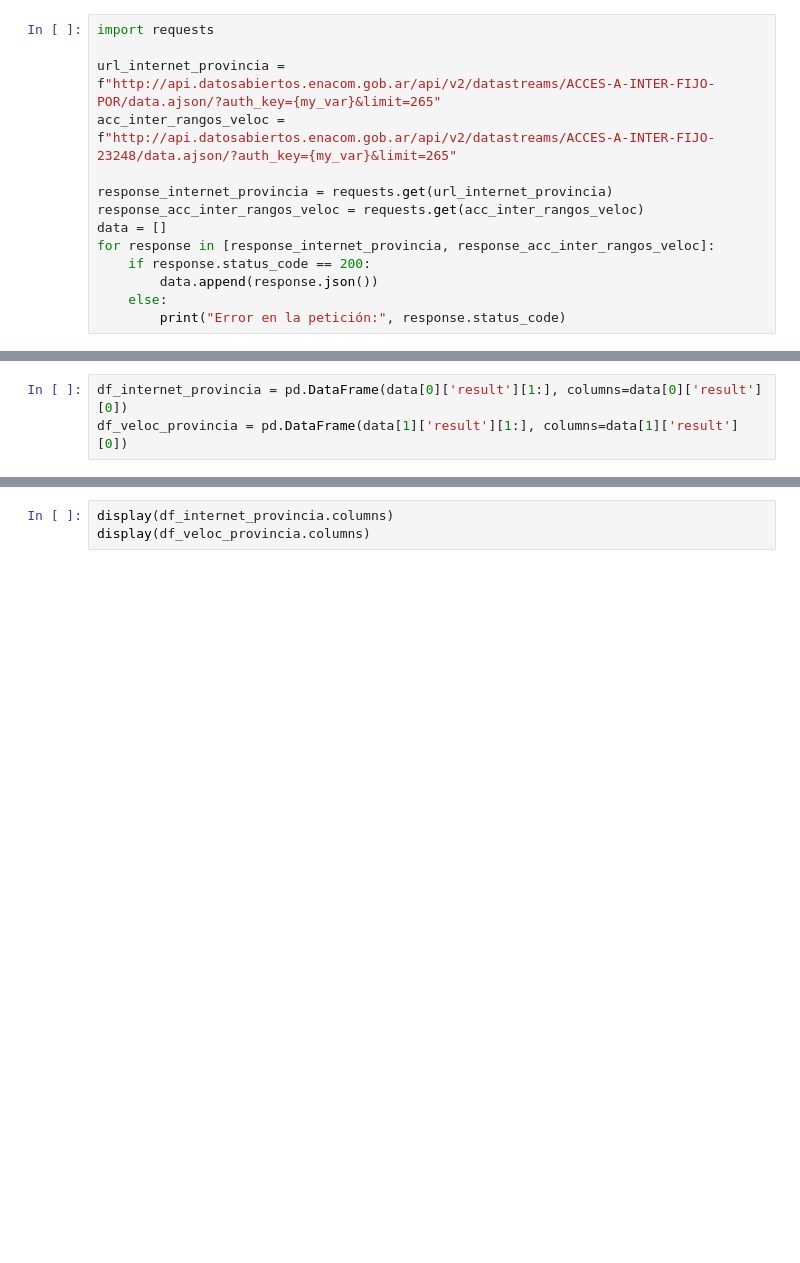
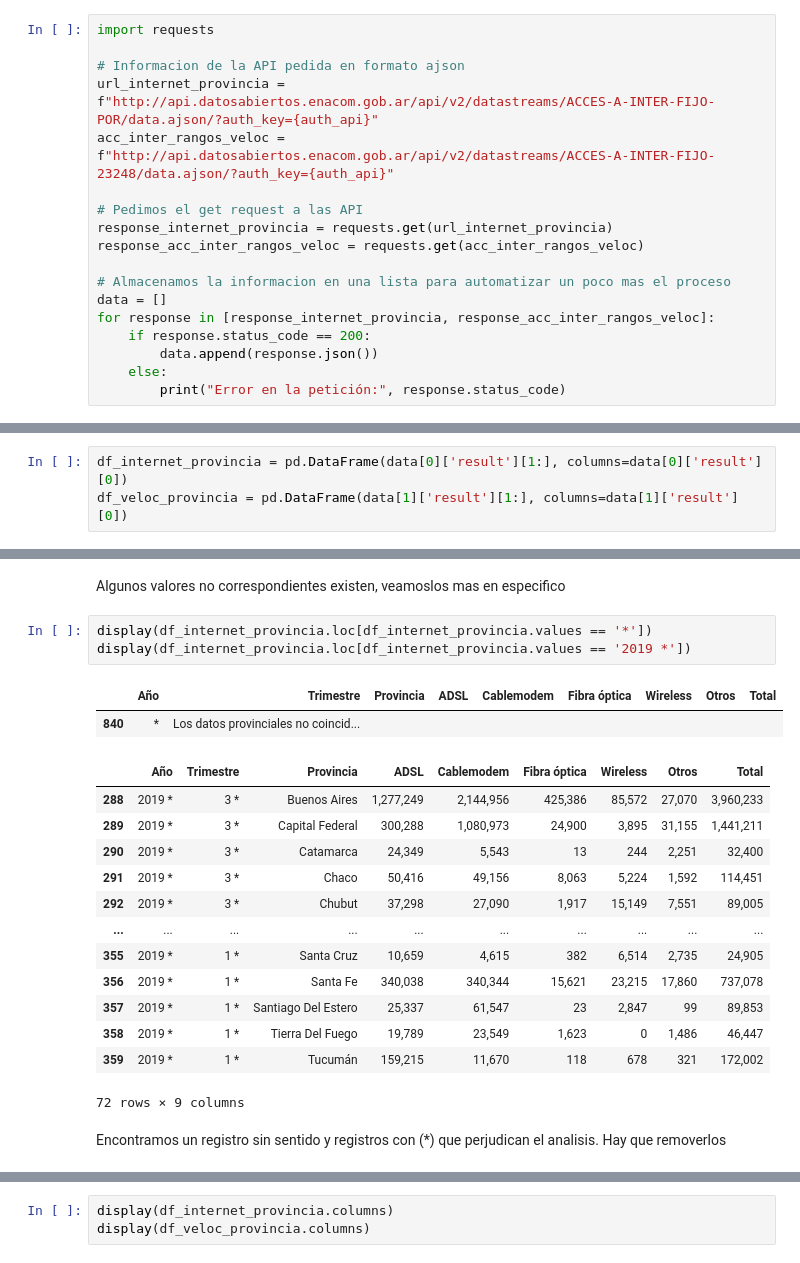
Before and after one commit to Magic-Mario/henry_lab02, a Jupyter notebook: cleaning/eda.ipynb, the cells around one changed output, grey strips where cells are left out. Drawn from its saved outputs; the diff is of its cells as text; blank space fills up the shorter version.

```diff
--- a/cleaning/eda.ipynb
+++ b/cleaning/eda.ipynb
@@ -17,11 +31,15 @@ my_var = os.environ.get("AUTH_API")
 # %%
 import requests
 
-url_internet_provincia = f"http://api.datosabiertos.enacom.gob.ar/api/v2/datastreams/ACCES-A-INTER-FIJO-POR/data.ajson/?auth_key={my_var}&limit=265"
-acc_inter_rangos_veloc = f"http://api.datosabiertos.enacom.gob.ar/api/v2/datastreams/ACCES-A-INTER-FIJO-23248/data.ajson/?auth_key={my_var}&limit=265"
+# Informacion de la API pedida en formato ajson
+url_internet_provincia = f"http://api.datosabiertos.enacom.gob.ar/api/v2/datastreams/ACCES-A-INTER-FIJO-POR/data.ajson/?auth_key={auth_api}"
+acc_inter_rangos_veloc = f"http://api.datosabiertos.enacom.gob.ar/api/v2/datastreams/ACCES-A-INTER-FIJO-23248/data.ajson/?auth_key={auth_api}"
 
+# Pedimos el get request a las API
 response_internet_provincia = requests.get(url_internet_provincia)
 response_acc_inter_rangos_veloc = requests.get(acc_inter_rangos_veloc)
+
+# Almacenamos la informacion en una lista para automatizar un poco mas el proceso
 data = []
 for response in [response_internet_provincia, response_acc_inter_rangos_veloc]:
     if response.status_code == 200:
@@ -47 +168,24 @@ Convertir los dtypes de las columnas a como corresponde
+# %% [markdown]
+Algunos valores no correspondientes existen, veamoslos mas en especifico
+# %%
+display(df_internet_provincia.loc[df_internet_provincia.values == '*'])
+display(df_internet_provincia.loc[df_internet_provincia.values == '2019 *'])
+# %% [output]
+|  | Año | Trimestre | Provincia | ADSL | Cablemodem | Fibra óptica | Wireless | Otros | Total |
+| 840 | * | Los datos provinciales no coincid... |  |  |  |  |  |  |  |
+|  | Año | Trimestre | Provincia | ADSL | Cablemodem | Fibra óptica | Wireless | Otros | Total |
+| 288 | 2019 * | 3 * | Buenos Aires | 1,277,249 | 2,144,956 | 425,386 | 85,572 | 27,070 | 3,960,233 |
+| 289 | 2019 * | 3 * | Capital Federal | 300,288 | 1,080,973 | 24,900 | 3,895 | 31,155 | 1,441,211 |
+| 290 | 2019 * | 3 * | Catamarca | 24,349 | 5,543 | 13 | 244 | 2,251 | 32,400 |
+| 291 | 2019 * | 3 * | Chaco | 50,416 | 49,156 | 8,063 | 5,224 | 1,592 | 114,451 |
+| 292 | 2019 * | 3 * | Chubut | 37,298 | 27,090 | 1,917 | 15,149 | 7,551 | 89,005 |
+| ... | ... | ... | ... | ... | ... | ... | ... | ... | ... |
+| 355 | 2019 * | 1 * | Santa Cruz | 10,659 | 4,615 | 382 | 6,514 | 2,735 | 24,905 |
+| 356 | 2019 * | 1 * | Santa Fe | 340,038 | 340,344 | 15,621 | 23,215 | 17,860 | 737,078 |
+| 357 | 2019 * | 1 * | Santiago Del Estero | 25,337 | 61,547 | 23 | 2,847 | 99 | 89,853 |
+| 358 | 2019 * | 1 * | Tierra Del Fuego | 19,789 | 23,549 | 1,623 | 0 | 1,486 | 46,447 |
+| 359 | 2019 * | 1 * | Tucumán | 159,215 | 11,670 | 118 | 678 | 321 | 172,002 |
+72 rows × 9 columns
+# %% [markdown]
+Encontramos un registro sin sentido y registros con (*) que perjudican el analisis. Hay que removerlos
 # %%
```
Also changed, not shown: parts of 46 cells of this notebook.
